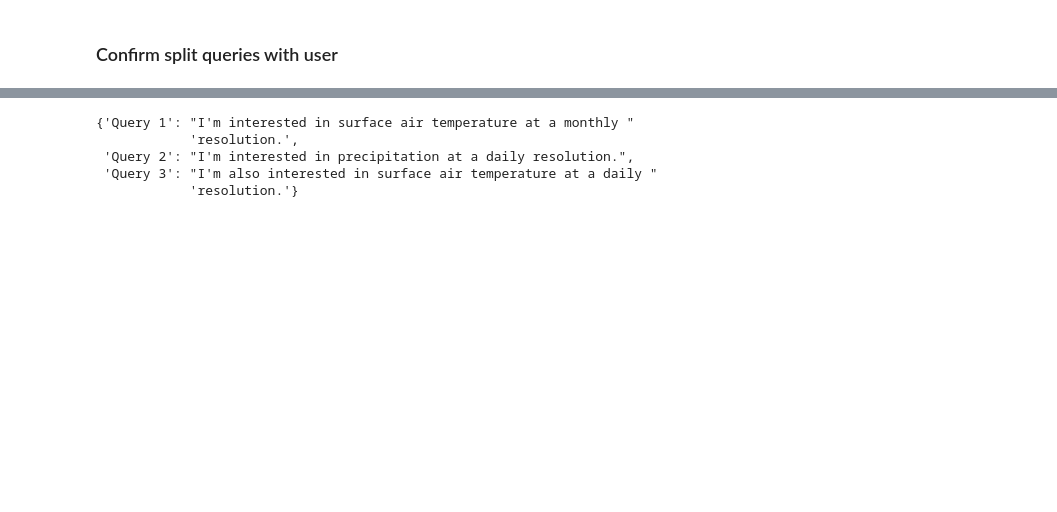
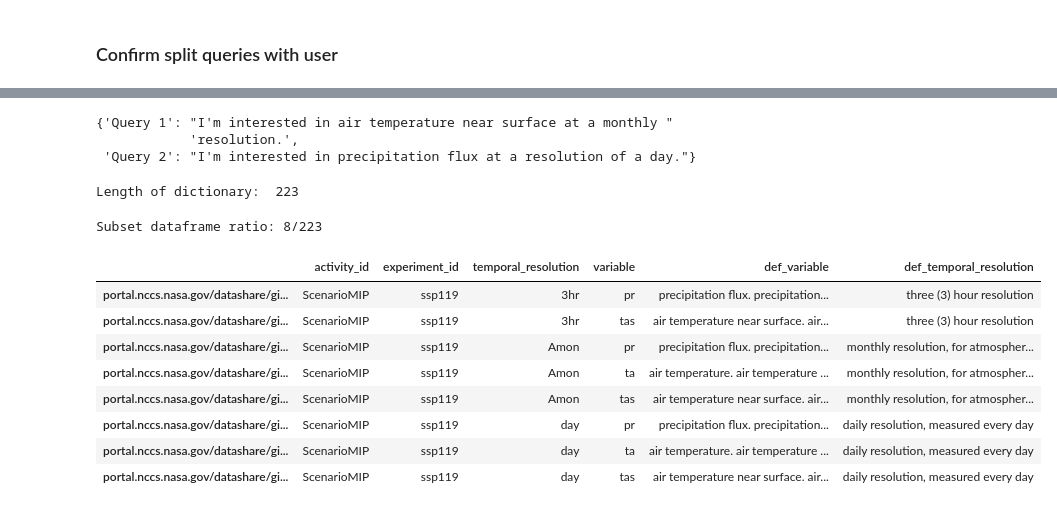
Before and after one commit to mhendri/climate_pal, a Jupyter notebook: langchain_demo/playground.ipynb, the cells around one changed output, grey strips where cells are left out. Saved outputs shown, nothing was run; the diff lists cells and outputs as text; code cells hidden in the pictures; blank space fills up the shorter version.

```diff
--- a/langchain_demo/playground.ipynb
+++ b/langchain_demo/playground.ipynb
@@ -115,9 +101,8 @@ Great! Let's proceed.
 We are now ready to proceed with the queries.
 # %%
 extracted_queries = queries_to_list(result)
+pprint(extracted_queries)
 # %% [output]
-{'Query 1': "I'm interested in surface air temperature at a monthly "
+{'Query 1': "I'm interested in air temperature near surface at a monthly "
             'resolution.',
- 'Query 2': "I'm interested in precipitation at a daily resolution.",
- 'Query 3': "I'm also interested in surface air temperature at a daily "
-            'resolution.'}
+ 'Query 2': "I'm interested in precipitation flux at a resolution of a day."}
@@ -128,0 +109,26 @@ extracted_queries = queries_to_list(result)
+# %%
+dicts = utils.get_urls('./paths.txt')
+df = pd.DataFrame.from_dict(dicts, orient='index')
+# %% [output]
+Length of dictionary:  223
+# %%
+docsVAR = utils.read_dictionary_from_file('./docsVAR.txt')
+docsTR = utils.read_dictionary_from_file('./docsTR.txt')
+
+df['def_variable']            = df['variable'].apply(lambda x: docsVAR.get(x, 'UNK'))
+df['def_temporal_resolution'] = df['temporal_resolution'].apply(lambda x: docsTR.get(x, 'UNK'))
+# %%
+dfsub = df[(df['def_temporal_resolution']!='UNK') & (df['def_variable']!='UNK')]
+print(f"Subset dataframe ratio: {len(dfsub)}/{len(df)}")
+dfsub
+# %% [output]
+Subset dataframe ratio: 8/223
+|  | activity_id | experiment_id | temporal_resolution | variable | def_variable | def_temporal_resolution |
+| portal.nccs.nasa.gov/datashare/gi... | ScenarioMIP | ssp119 | 3hr | pr | precipitation flux. precipitation... | three (3) hour resolution |
+| portal.nccs.nasa.gov/datashare/gi... | ScenarioMIP | ssp119 | 3hr | tas | air temperature near surface. air... | three (3) hour resolution |
+| portal.nccs.nasa.gov/datashare/gi... | ScenarioMIP | ssp119 | Amon | pr | precipitation flux. precipitation... | monthly resolution, for atmospher... |
+| portal.nccs.nasa.gov/datashare/gi... | ScenarioMIP | ssp119 | Amon | ta | air temperature. air temperature ... | monthly resolution, for atmospher... |
+| portal.nccs.nasa.gov/datashare/gi... | ScenarioMIP | ssp119 | Amon | tas | air temperature near surface. air... | monthly resolution, for atmospher... |
+| portal.nccs.nasa.gov/datashare/gi... | ScenarioMIP | ssp119 | day | pr | precipitation flux. precipitation... | daily resolution, measured every day |
+| portal.nccs.nasa.gov/datashare/gi... | ScenarioMIP | ssp119 | day | ta | air temperature. air temperature ... | daily resolution, measured every day |
+| portal.nccs.nasa.gov/datashare/gi... | ScenarioMIP | ssp119 | day | tas | air temperature near surface. air... | daily resolution, measured every day |
```
Also changed, not shown: parts of 12 cells of this notebook, 9 other files.
